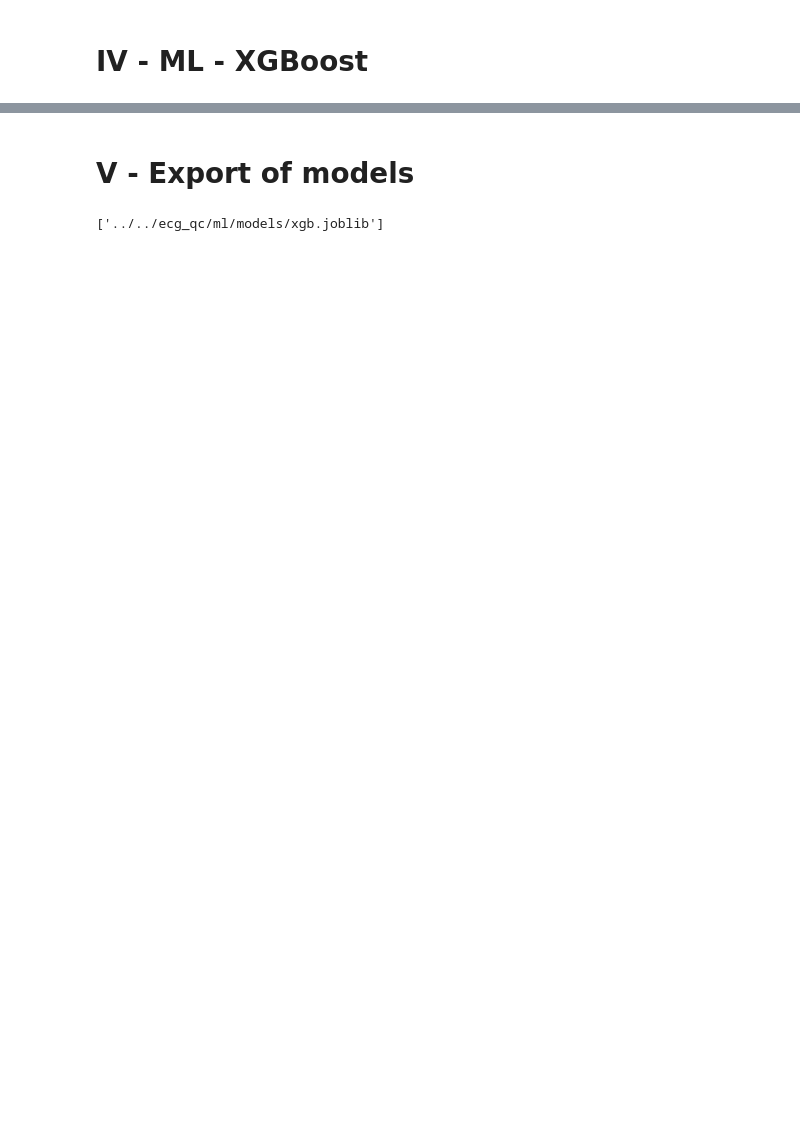
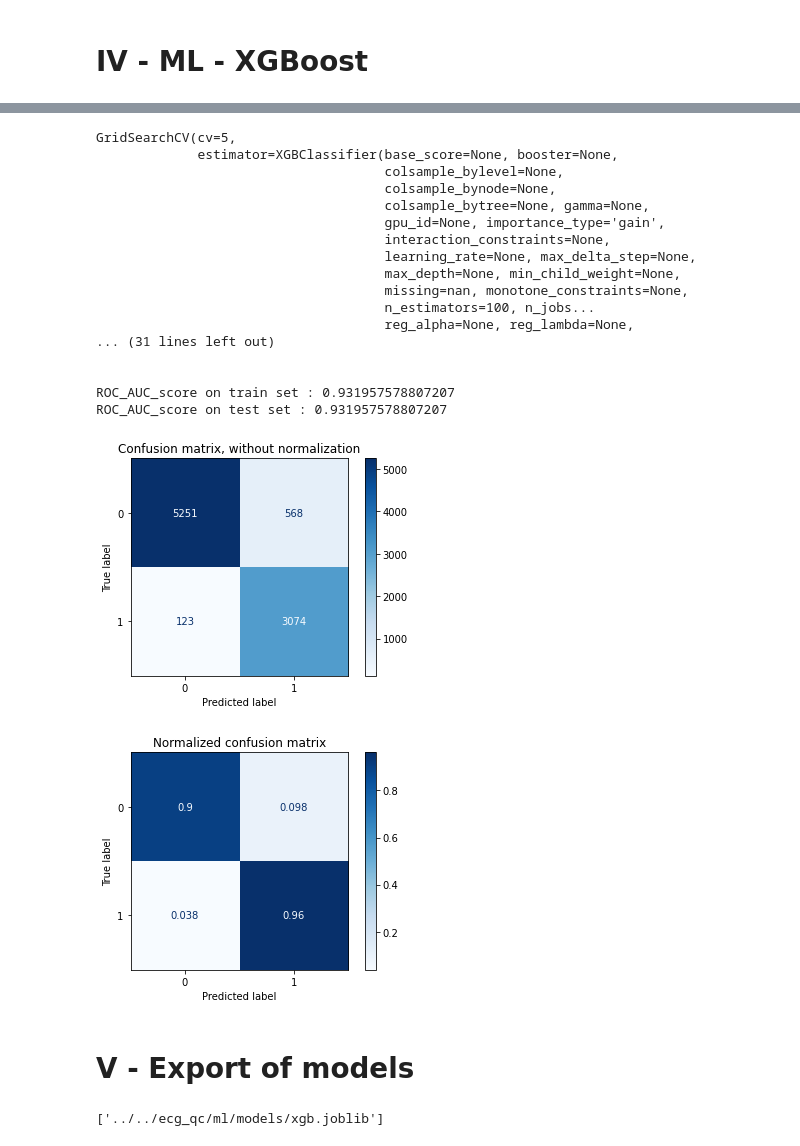
Before and after one commit to Aura-healthcare/ecg_qc, a Jupyter notebook: ecg_qc-methodology/4_machine_learning/ml_pipeline.ipynb, the cells around one changed output, grey strips where cells are left out. Cells and saved outputs as stored; diff of their text form; code cells hidden in the pictures; blank space fills up the shorter version.

```diff
--- a/ecg_qc-methodology/4_machine_learning/ml_pipeline.ipynb
+++ b/ecg_qc-methodology/4_machine_learning/ml_pipeline.ipynb
@@ -333,3 +389,27 @@ ROC_AUC_score on test set : 0.8696914879514761
+# %%
+for grid_search in grid_search_XGB_list:
+    print(grid_search)
+    make_performance_report(grid_search , X_val, X_val, y_val, y_val)
+# %% [output]
+GridSearchCV(cv=5,
+             estimator=XGBClassifier(base_score=None, booster=None,
+                                     colsample_bylevel=None,
+                                     colsample_bynode=None,
+                                     colsample_bytree=None, gamma=None,
+                                     gpu_id=None, importance_type='gain',
+                                     interaction_constraints=None,
+                                     learning_rate=None, max_delta_step=None,
+                                     max_depth=None, min_child_weight=None,
+                                     missing=nan, monotone_constraints=None,
+                                     n_estimators=100, n_jobs...
+                                     reg_alpha=None, reg_lambda=None,
+... (31 lines left out)
+
+
+ROC_AUC_score on train set : 0.931957578807207
+ROC_AUC_score on test set : 0.931957578807207
+[figure, added]
+[figure, added]
 # %% [markdown]
 # V - Export of models
 # %%
```
Also changed, not shown: parts of 12 cells of this notebook, 4 other files.
